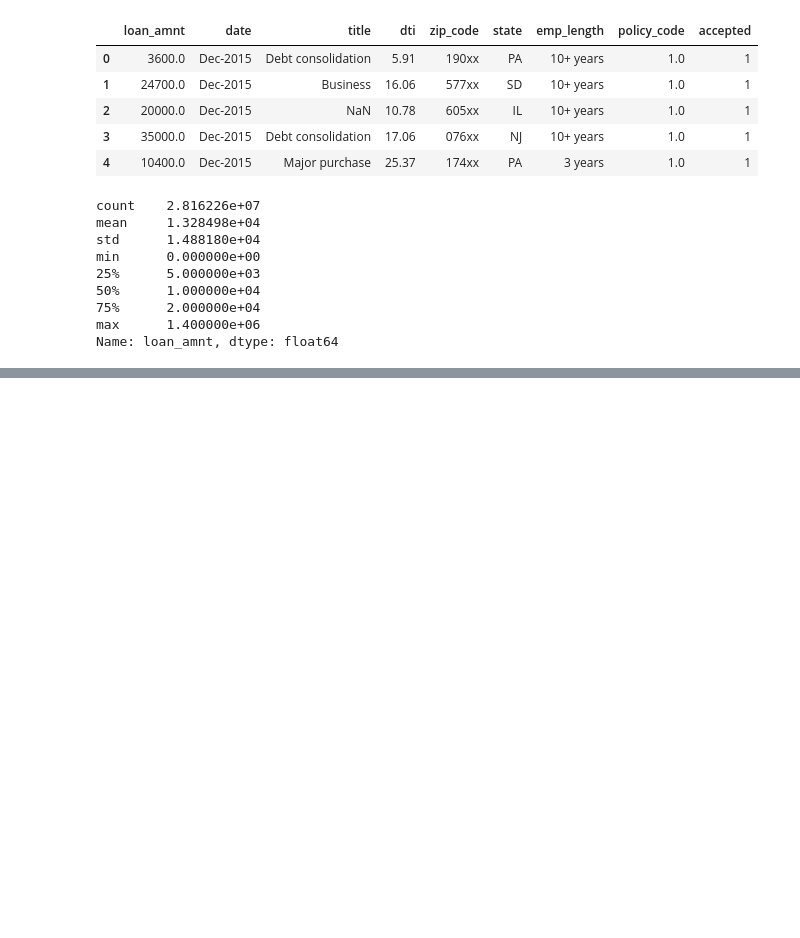
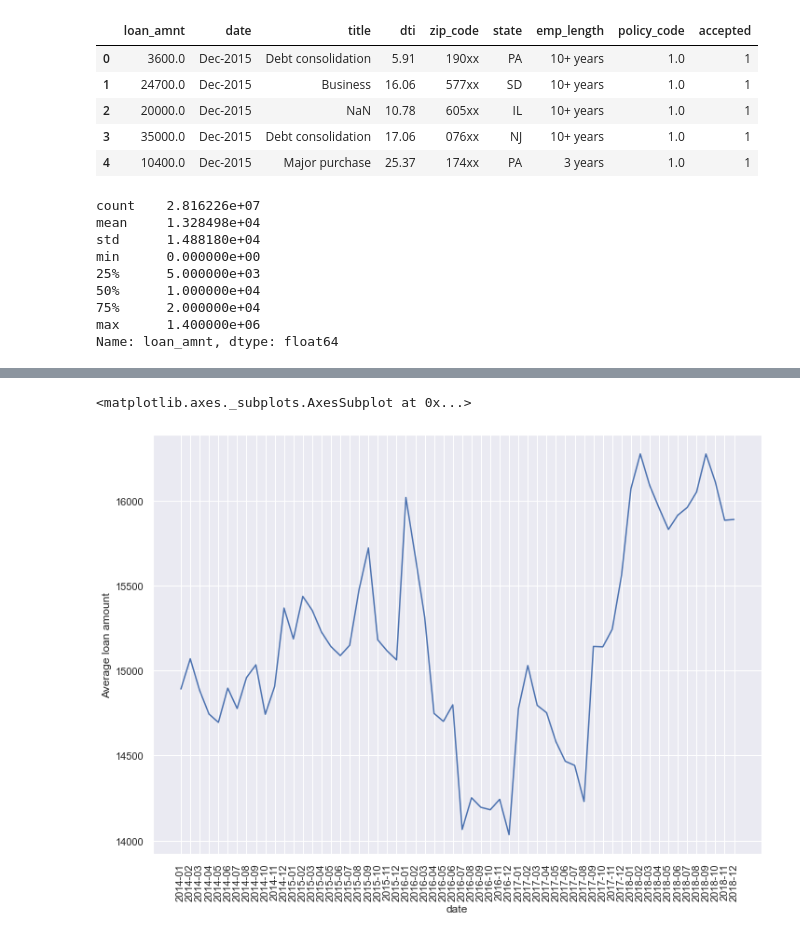
Before and after one commit to jeremylee73/citadel-summer-invitational, a Jupyter notebook: jeremy-lee.ipynb, the cells around one changed output, grey strips where cells are left out. Saved outputs shown, nothing was run; the diff lists cells and outputs as text; code cells hidden in the pictures; blank space fills up the shorter version.

```diff
--- a/jeremy-lee.ipynb
+++ b/jeremy-lee.ipynb
@@ -154,0 +212,8 @@ full_data['log_loan_amnt'] = np.log(full_data['loan_amnt'] + 1)
+# %%
+p = sns.lineplot(data=accepted_full_data.groupby('date').mean().reset_index(), x='date', y='loan_amnt')
+p.set_ylabel("Average loan amount")
+plt.xticks(rotation=90)
+p
+# %% [output]
+<matplotlib.axes._subplots.AxesSubplot at 0x...>
+[figure, added]
```
Also changed, not shown: parts of 24 cells of this notebook.
